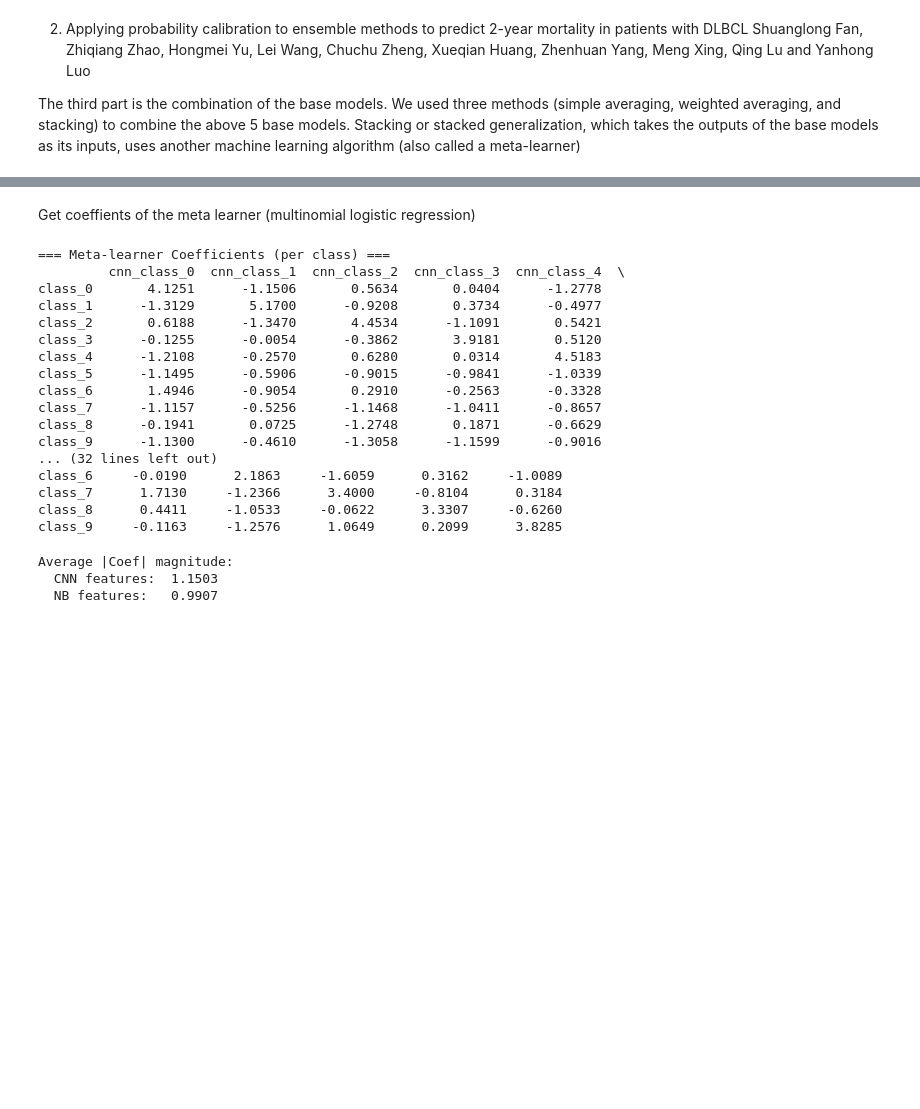
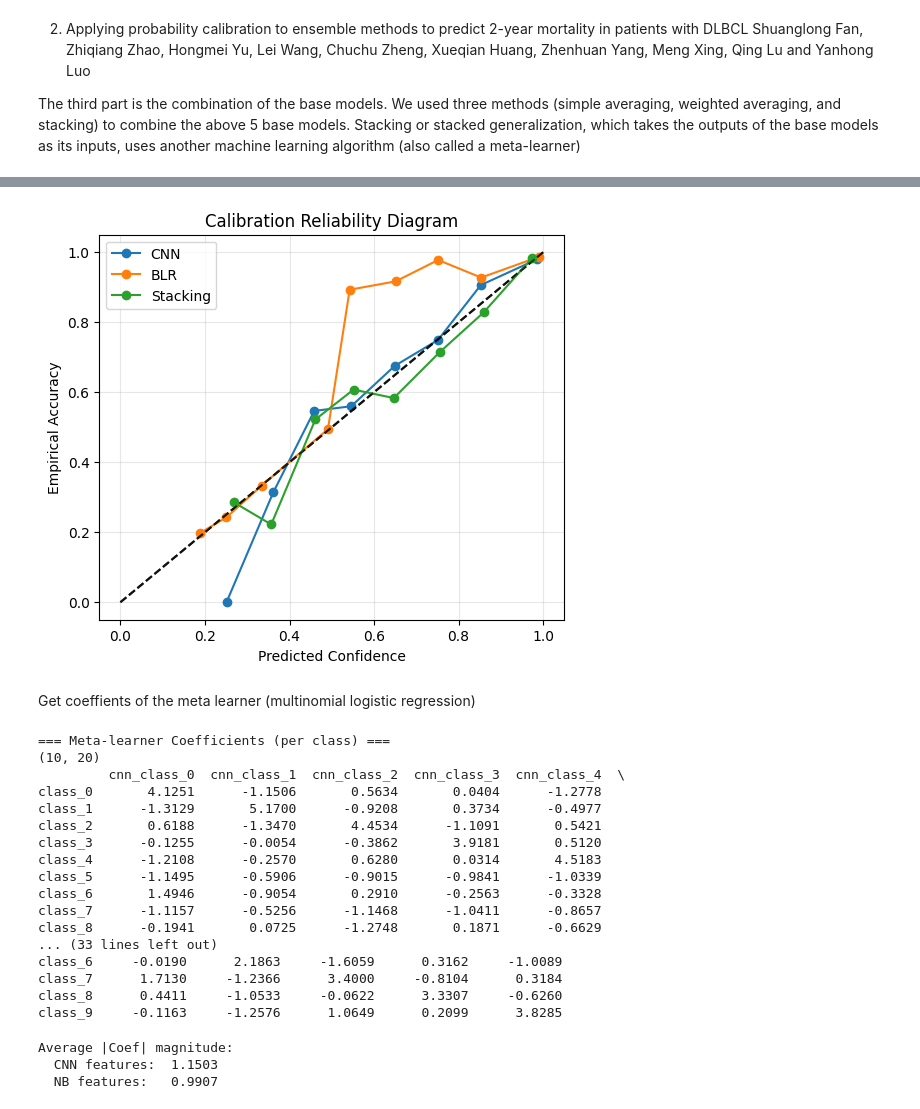
Before and after one commit to sssabere/Project_in_DataScience_Bayesian_DeepNeuralNetwork, a Jupyter notebook: Combine_CNN_BLR.ipynb, the cells around one changed output, grey strips where cells are left out. Drawn from its saved outputs; the diff is of its cells as text; code cells hidden in the pictures; blank space fills up the shorter version.

```diff
--- a/Combine_CNN_BLR.ipynb
+++ b/Combine_CNN_BLR.ipynb
@@ -360,3 +419,27 @@ ECE Test (Stacking): 0.018243943249214904
+# %%
+from sklearn.calibration import calibration_curve
+
+# Calibration Reliability Diagram to compare how well-calibrated the CNN, BLR, and Stacking (combined) models are.
+def plot_calibration(probs, y_true, name):
+    confidences = np.max(probs, axis=1)
+    preds = np.argmax(probs, axis=1)
+    accs, bins = calibration_curve((preds == y_true), confidences, n_bins=10, strategy='uniform')
+
+    plt.plot(bins, accs, marker='o', label=name)
+    plt.plot([0,1], [0,1], 'k--', alpha=0.6)
+    plt.xlabel('Predicted Confidence') # how sure the model says it is.
+    plt.ylabel('Empirical Accuracy') # how often the model is right given its confidence.
+    plt.title('Calibration Reliability Diagram')
+    plt.legend()
+    plt.grid(alpha=0.3)
+
+plt.figure(figsize=(6,5))
+plot_calibration(cnn_probs_test, y_true_test, 'CNN')
+plot_calibration(nb_probs_test, y_true_test, 'BLR')
+plot_calibration(stack_test, y_test, 'Stacking')
+plt.show()
+# %% [output]
+[figure, added]
 # %% [markdown]
 Get coeffients of the meta learner (multinomial logistic regression)
 # %%
@@ -382,15 +465,18 @@ x_val  = np.hstack([cnn_val, nb_val])
 x_test = np.hstack([cnn_test, nb_test])
 # %%
 stack_model.fit(x_val, y_val)
+# naming each class
 feature_names = [f"cnn_class_{i}" for i in range(n_classes)] + [f"nb_class_{i}" for i in range(n_classes)]
 
 coef_df = pd.DataFrame(stack_model.coef_, columns=feature_names)
 coef_df.index = [f"class_{i}" for i in range(n_classes)]
 
 print("\n=== Meta-learner Coefficients (per class) ===")
+print(coef_df.shape)
 print(coef_df.round(4))
 # %% [output]
 === Meta-learner Coefficients (per class) ===
+(10, 20)
          cnn_class_0  cnn_class_1  cnn_class_2  cnn_class_3  cnn_class_4  \
 class_0       4.1251      -1.1506       0.5634       0.0404      -1.2778
 class_1      -1.3129       5.1700      -0.9208       0.3734      -0.4977
@@ -401,8 +487,7 @@ class_5      -1.1495      -0.5906      -0.9015      -0.9841      -1.0339
 class_6       1.4946      -0.9054       0.2910      -0.2563      -0.3328
 class_7      -1.1157      -0.5256      -1.1468      -1.0411      -0.8657
 class_8      -0.1941       0.0725      -1.2748       0.1871      -0.6629
-class_9      -1.1300      -0.4610      -1.3058      -1.1599      -0.9016
-... (32 lines left out)
+... (33 lines left out)
 class_6     -0.0190      2.1863     -1.6059      0.3162     -1.0089
 class_7      1.7130     -1.2366      3.4000     -0.8104      0.3184
 class_8      0.4411     -1.0533     -0.0622      3.3307     -0.6260
```
Also changed, not shown: parts of 21 cells of this notebook, 1 other file.
